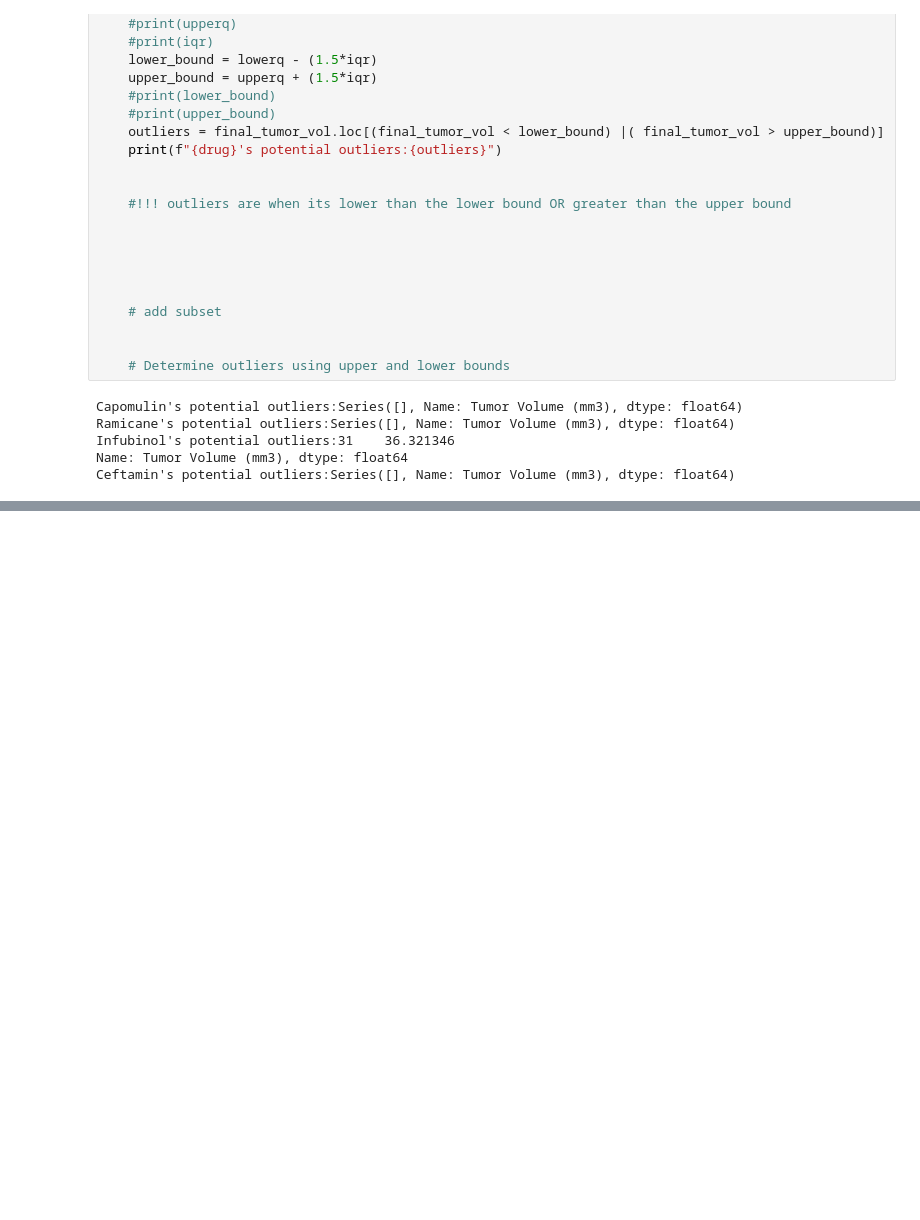
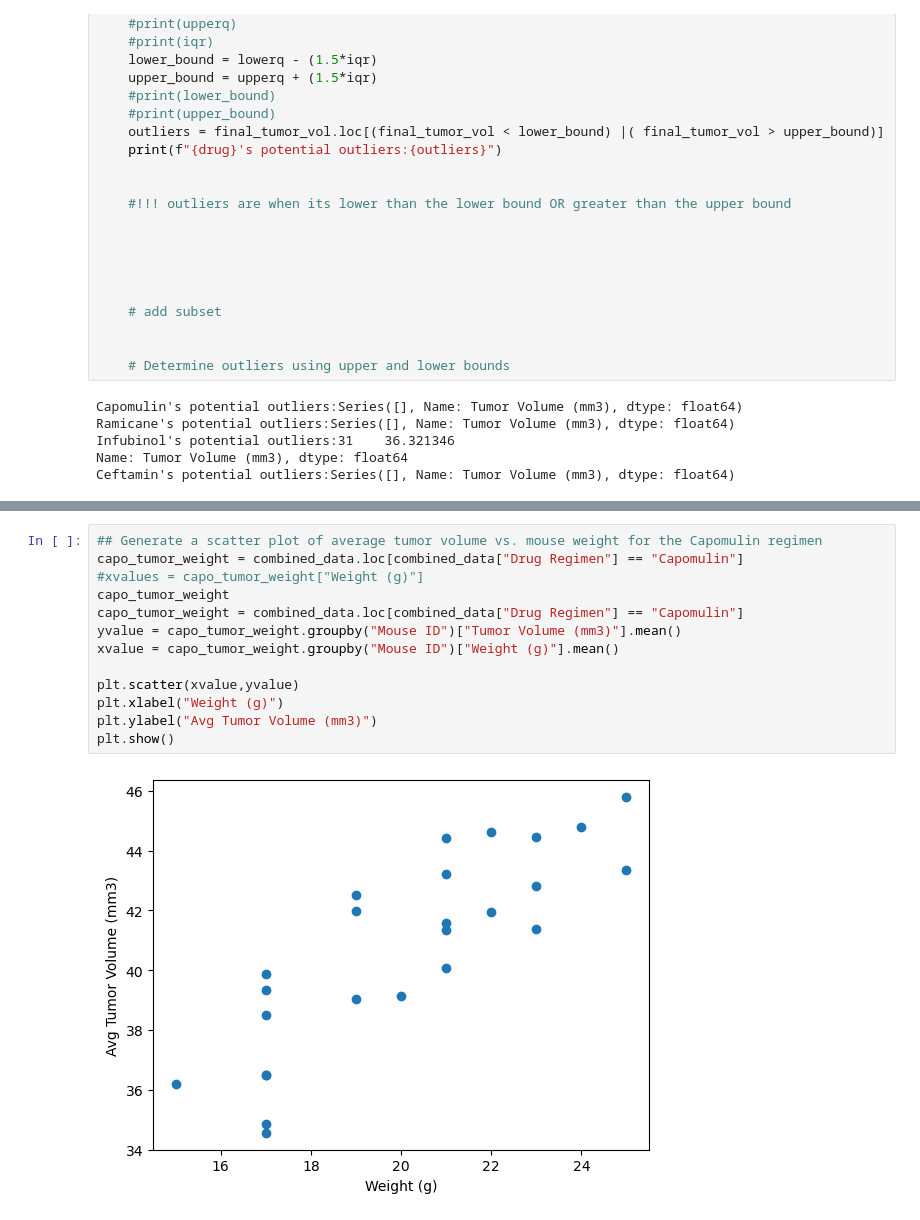
Before and after one commit to SolSolstice/matplotib-challenge, a Jupyter notebook: Pymaceuticals/pymaceuticals_workfile.ipynb, the cells around one changed output, grey strips where cells are left out. Cells and saved outputs as stored; diff of their text form; blank space fills up the shorter version.

```diff
--- a/Pymaceuticals/pymaceuticals_workfile.ipynb
+++ b/Pymaceuticals/pymaceuticals_workfile.ipynb
@@ -326,0 +353,15 @@ plt.show()
+# %%
+## Generate a scatter plot of average tumor volume vs. mouse weight for the Capomulin regimen
+capo_tumor_weight = combined_data.loc[combined_data["Drug Regimen"] == "Capomulin"]
+#xvalues = capo_tumor_weight["Weight (g)"]
+capo_tumor_weight
+capo_tumor_weight = combined_data.loc[combined_data["Drug Regimen"] == "Capomulin"]
+yvalue = capo_tumor_weight.groupby("Mouse ID")["Tumor Volume (mm3)"].mean()
+xvalue = capo_tumor_weight.groupby("Mouse ID")["Weight (g)"].mean()
+
+plt.scatter(xvalue,yvalue)
+plt.xlabel("Weight (g)")
+plt.ylabel("Avg Tumor Volume (mm3)")
+plt.show()
+# %% [output]
+[figure, added]
```
Also changed, not shown: parts of 5 cells of this notebook.
